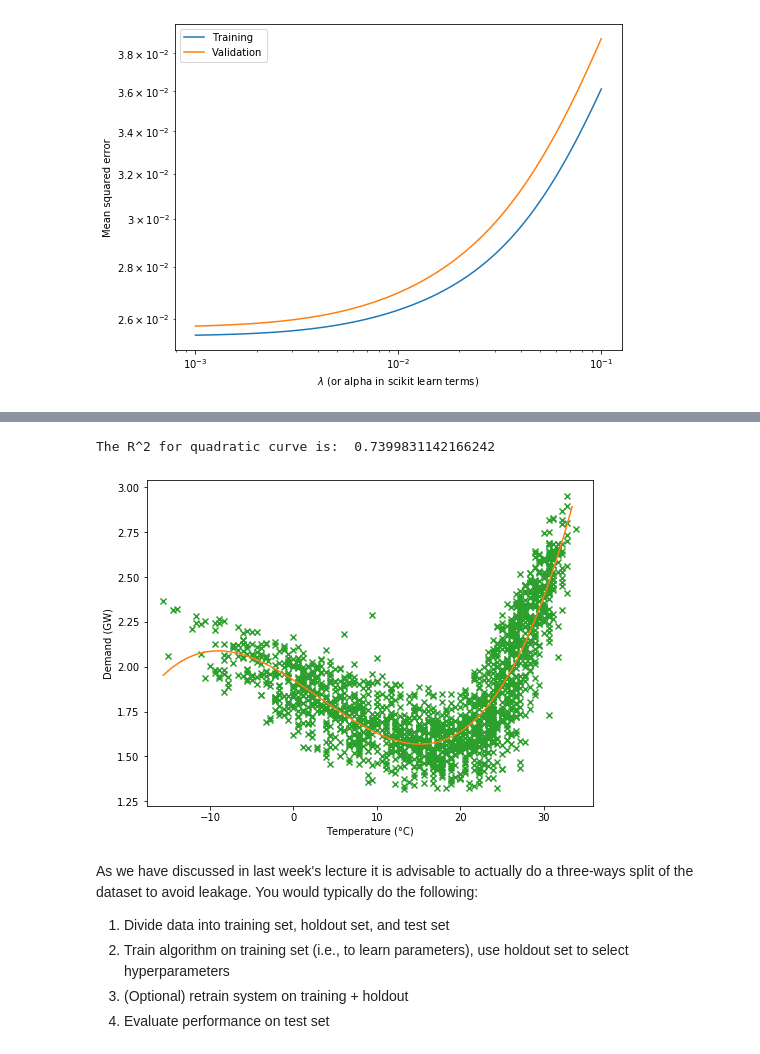
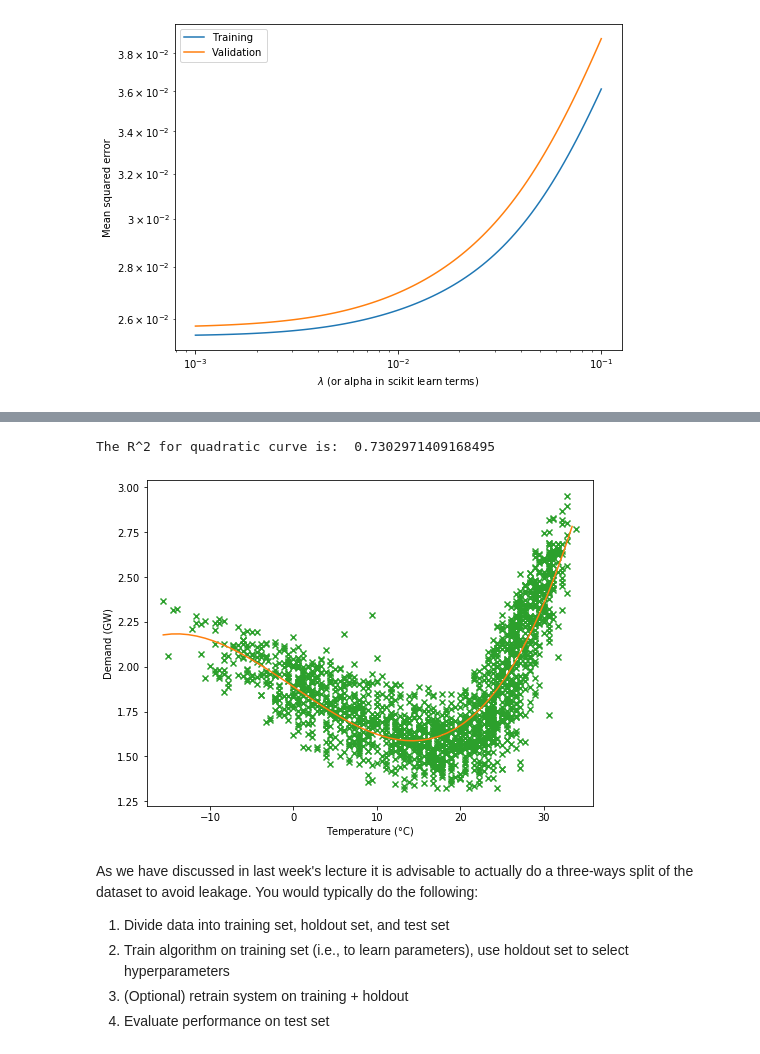
Before and after one commit to mogottsch/dsml_2020_magma, a Jupyter notebook: 3_predictive_modeling/Poly_Regression_Regularization.ipynb, the cells around one changed output, grey strips where cells are left out. Drawn from its saved outputs; the diff is of its cells as text; code cells hidden in the pictures.

```diff
--- a/3_predictive_modeling/Poly_Regression_Regularization.ipynb
+++ b/3_predictive_modeling/Poly_Regression_Regularization.ipynb
@@ -142,36 +128,32 @@ iterating_over_lambda(x,y,3,-3,-1)
 # %%
-def plot_regression_poly_scikit(X,Y,d):
+def plot_regression_poly_scikit(x,y,deg, lam):
 
-    # initialize PolynomialFeatures
-    poly_reg = PolynomialFeatures (degree = d)
+    Poly = PolynomialFeatures(degree = deg)
+    X_poly = Poly.fit_transform(x.reshape(-1,1))
 
-    # Polynomial transformation
-    x_poly = poly_reg.fit_transform(X.reshape(-1,1))
-    lin_reg_Poly = LinearRegression()
-
-    # Fitting linear regression to polynomial features
-    lin_reg_Poly.fit(x_poly, Y)
-    model_pred = lin_reg_Poly.predict(x_poly)
+    model_L2 = Ridge(alpha = lam, normalize = True, solver = 'lsqr') # select least squares regression as solver
+    model_L2.fit(X_poly, y)
+    prediction = model_L2.predict(X_poly)
 
     # Plotting the regression line and the data (we have to transform the inputs as well!)
-    x_fit = np.arange(X.min(),X.max() ,1)[:, np.newaxis]
-    y_pred = lin_reg_Poly.predict(poly_reg.fit_transform(x_fit.reshape(-1,1)))
+    x_fit = np.arange(x.min(),x.max() ,1)[:, np.newaxis]
+    y_pred = model_L2.predict(Poly.fit_transform(x_fit.reshape(-1,1)))
 
     plt.figure(figsize = (8,6))
-    plt.scatter(X,Y,marker="x", c='C2')
+    plt.scatter(x,y,marker="x", c='C2')
     ylim = plt.ylim()
     plt.plot(x_fit,y_pred, c='C1')
     plt.xlabel("Temperature (°C)")
     plt.ylabel("Demand (GW)")
-    plt.xlim([X.min()-2,X.max()+2]) # leave some space before and after limits
+    plt.xlim([x.min()-2,x.max()+2]) # leave some space before and after limits
     plt.ylim(ylim)
-    print ('The R^2 for quadratic curve is: ',r2_score(Y, model_pred))
+    print ('The R^2 for quadratic curve is: ',r2_score(y, prediction))
     #print(lin_reg_Poly.coef_)
 # %%
-plot_regression_poly_scikit(x.T, y, d = 3)
+plot_regression_poly_scikit(x.T, y, 3, 0.01)
 # %% [output]
-The R^2 for quadratic curve is:  0.7399831142166242
+The R^2 for quadratic curve is:  0.7302971409168495
-[figure, old version]
+[figure, new version]
 # %% [markdown]
 As we have discussed in last week's lecture it is advisable to actually do a three-ways split of the dataset to avoid leakage. You would typically do the following:
 
```
Also changed, not shown: parts of 5 cells of this notebook.
